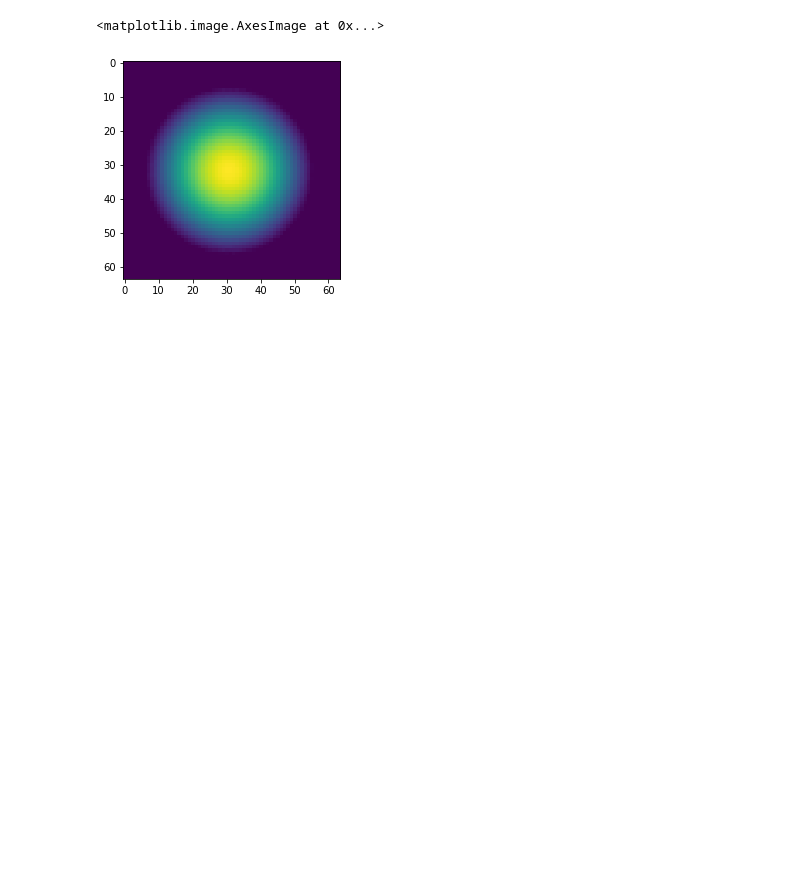
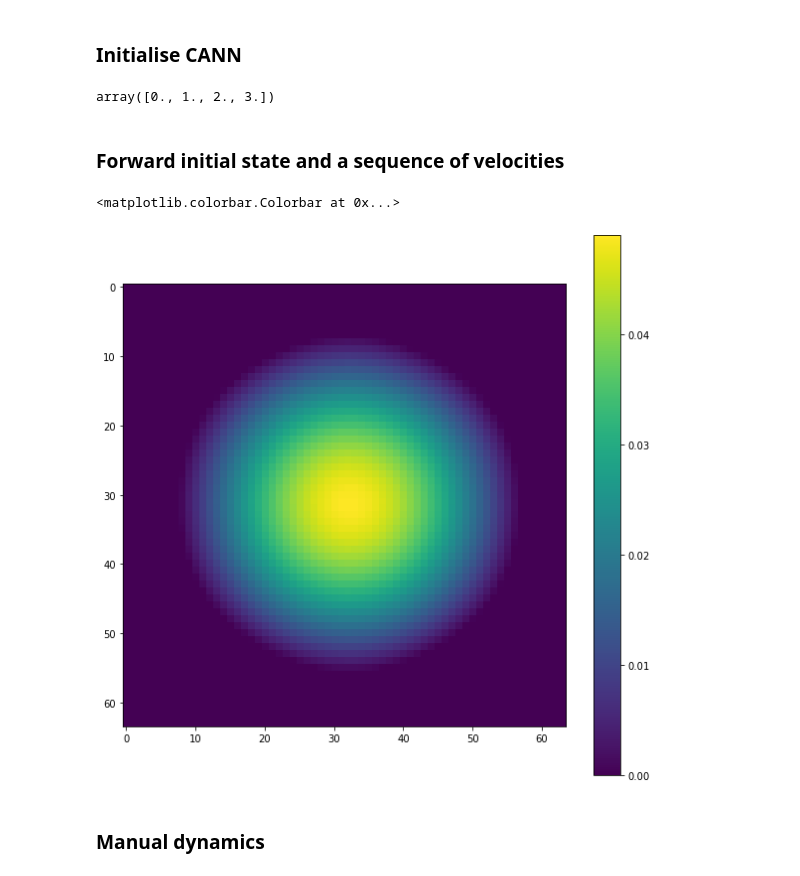
Before and after one commit to Vemundss/grid2place-CANN, a Jupyter notebook: notebooks/explore_cann_dynamics.ipynb, the cells around one changed output. Cells and saved outputs as stored; diff of their text form; code cells hidden in the pictures; blank space fills up the shorter version.

```diff
--- a/notebooks/explore_cann_dynamics.ipynb
+++ b/notebooks/explore_cann_dynamics.ipynb
@@ -13,15 +14,27 @@ from CANN import CANN
+# %% [markdown]
+### Initialise CANN
 # %%
 Ng = 4096
 Np = 512
 nonlinearity = "relu"
-cann = CANN(Ng, Np, nonlinearity)
+cann = CANN_sorscher(Ng, Np, nonlinearity)
+# %%
+np.linspace(0,3,4)
+# %% [output]
+array([0., 1., 2., 3.])
+# %% [markdown]
+### Forward initial state and a sequence of velocities
 # %%
 h0 = np.random.random(Ng)
 vs = [np.zeros(2)]*10
 
 hn = cann.g(h0, vs)
 # %%
+plt.subplots(figsize=(10,10))
 plt.imshow(hn.reshape(64,64))
+plt.colorbar()
 # %% [output]
-<matplotlib.image.AxesImage at 0x...>
+<matplotlib.colorbar.Colorbar at 0x...>
-[figure, old version]
+[figure, new version]
+# %% [markdown]
+### Manual dynamics
```
Also changed, not shown: parts of 14 cells of this notebook, 3 other files.
